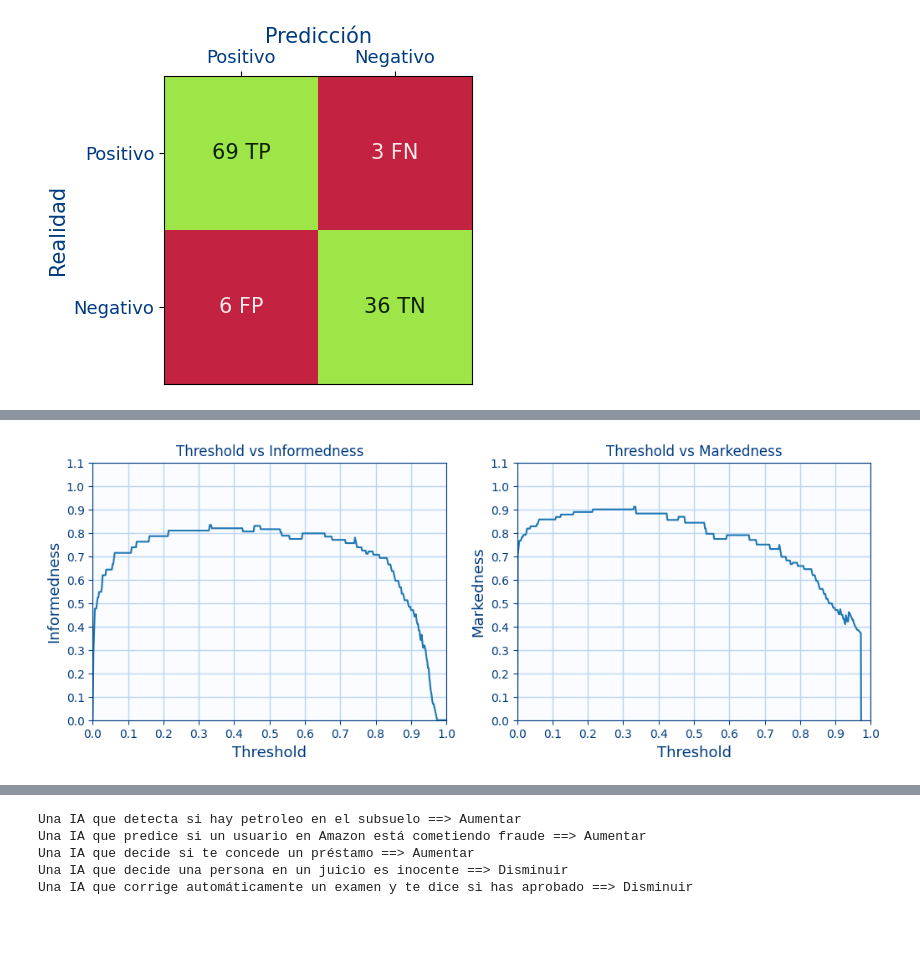
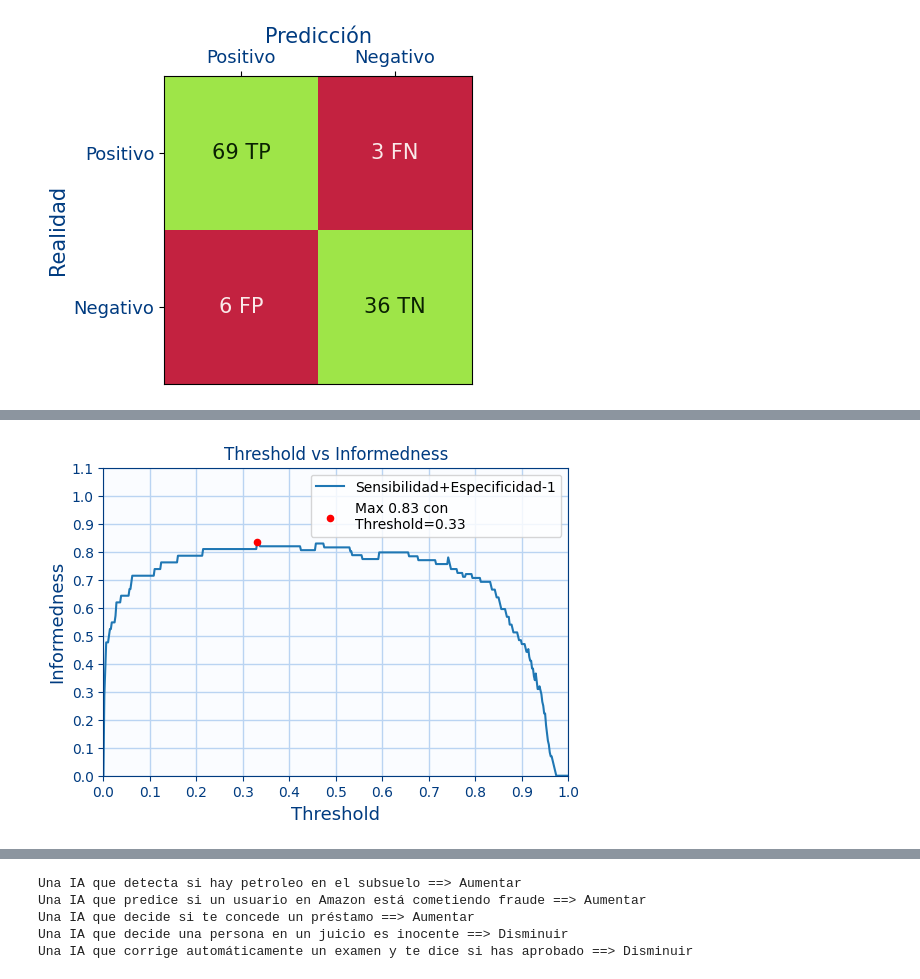
Before and after one commit to logongas/soluciones_ejercicios_modulo_pia, a Jupyter notebook: tema_07/ejercicios_tema_07_c_metricas.ipynb, the cells around one changed output, grey strips where cells are left out. Cells and saved outputs as stored; diff of their text form; code cells hidden in the pictures; blank space fills up the shorter version.

```diff
--- a/tema_07/ejercicios_tema_07_c_metricas.ipynb
+++ b/tema_07/ejercicios_tema_07_c_metricas.ipynb
@@ -165,13 +165,13 @@ def axes_configure_for_metrics(axes,title,xlabel,ylabel,color="#003B80",facecolo
     axes.xaxis.set_major_locator(MultipleLocator(0.1))
     axes.yaxis.set_major_locator(MultipleLocator(0.1))
     axes.grid(visible=True, which='major', axis='both',color=gridcolor,linewidth=1)
+    axes.set_axisbelow(True)
 
     axes.set_facecolor(facecolor)
     axes.spines['bottom'].set_color(color)
     axes.spines['top'].set_color(color)
     axes.spines['right'].set_color(color)
     axes.spines['left'].set_color(color)
-    axes.xaxis.label.set_color(color)
     axes.tick_params(axis='both', colors=color)
 
     if (legend):
@@ -413,17 +403,13 @@ model.save('mymodel.keras')
 #Ejercicio 3.E
 new_model=tf.keras.models.load_model('mymodel.keras',custom_objects={"specificity": specificity})
 
-x_train, x_test, y_train, y_test=get_datos()
+x_train, x_test, y_train, y_test=get_datos(71)
 y_score=new_model.predict(x_test).reshape(-1)
 y_true=y_test
 
 TP,TN,FP,FN=get_matriz_confusion(y_true,y_score,threshold=0.5)
-sensibilidad,especificidad,vpp,vpn,auc=get_metrics(TP,TN,FP,FN)
-
+sensibilidad,especificidad,vpp,vpn,prevalencia=get_metrics(TP,TN,FP,FN)
 figure=plt.figure(figsize=(4,4))
 axes=figure.add_subplot(1,1,1)
-plot_matriz_confusion(axes,TP=TP,TN=TN,FP=FP,FN=FN,sensibilidad=sensibilidad,especificidad=especificidad,vpp=vpp,vpn=vpn,auc=auc)
-
-f1_score=div_not_nan(2*TP,2*TP+FP+FN)
-print(f"F1-score={f1_score:.2f}")
+plot_matriz_confusion(axes,TP=TP,TN=TN,FP=FP,FN=FN,sensibilidad=sensibilidad,especificidad=especificidad,vpp=vpp,vpn=vpn,prevalencia=prevalencia)
 # %% [output]
@@ -468,28 +455,34 @@ El valor del umbra lo bajaría mas o menos a 0.46 ya que tendría el mismo VPP p
 # %%
 # Ejercicio 3.G
+
+def get_max_metric_condicional(value_metric,max_metric):
+     argmax=np.argmax(max_metric)
+     return value_metric[argmax],max_metric[argmax]
+
+x_train, x_test, y_train, y_test=get_datos()
 y_score=new_model.predict(x_test).reshape(-1)
 y_true=y_test
 
+def get_threshold_informedness(y_true,y_score):
+    rango_threshold=np.linspace(0,1,500)
+    rango_informedness=[]
+    rango_markedness=[]
+    for threshold in rango_threshold:
 
-rango_threshold=np.linspace(0,1,500)
-rango_informedness=[]
-rango_markedness=[]
-for threshold in rango_threshold:
+        TP,TN,FP,FN=get_matriz_confusion(y_true,y_score,threshold=threshold)
+        sensibilidad,especificidad,_,_,_=get_metrics(TP,TN,FP,FN)
+        rango_informedness.append(sensibilidad+especificidad-1)
 
-    TP,TN,FP,FN=get_matriz_confusion(y_true,y_score,threshold=threshold)
-    sensibilidad,especificidad,vpp,vpn,auc=get_metrics(TP,TN,FP,FN)
-    rango_informedness.append(sensibilidad+especificidad-1)
-    rango_markedness.append(vpp+vpn-1)
+    return rango_threshold,rango_informedness
 
 
+rango_threshold,rango_informedness=get_threshold_informedness(y_true,y_score)
 
-figure=plt.figure(figsize=(12, 4))
-axes=figure.add_subplot(1,2,1)
-axes.plot(rango_threshold,rango_informedness,linestyle="solid")
-axes_configure_for_metrics(axes,"Threshold vs Informedness","Threshold","Informedness",legend=False)
-
-axes=figure.add_subplot(1,2,2)
-axes.plot(rango_threshold,rango_markedness,linestyle="solid")
-axes_configure_for_metrics(axes,"Threshold vs Markedness","Threshold","Markedness",legend=False)
+figure=plt.figure(figsize=(6, 4))
+axes=figure.add_subplot(1,1,1)
+best_threshold,max_informedness=get_max_metric_condicional(rango_threshold,rango_informedness)
+axes.plot(rango_threshold,rango_informedness,linestyle="solid",label=f"Sensibilidad+Especificidad-1")
+axes.scatter(best_threshold,max_informedness,s=20,c="red",label=f"Max {max_informedness:.2f} con \nThreshold={best_threshold:.2f}",zorder=10)
+axes_configure_for_metrics(axes,"Threshold vs Informedness","Threshold","Informedness")
 # %% [output]
-[figure, old version]
+[figure, new version]
```
Also changed, not shown: parts of 9 cells of this notebook.
